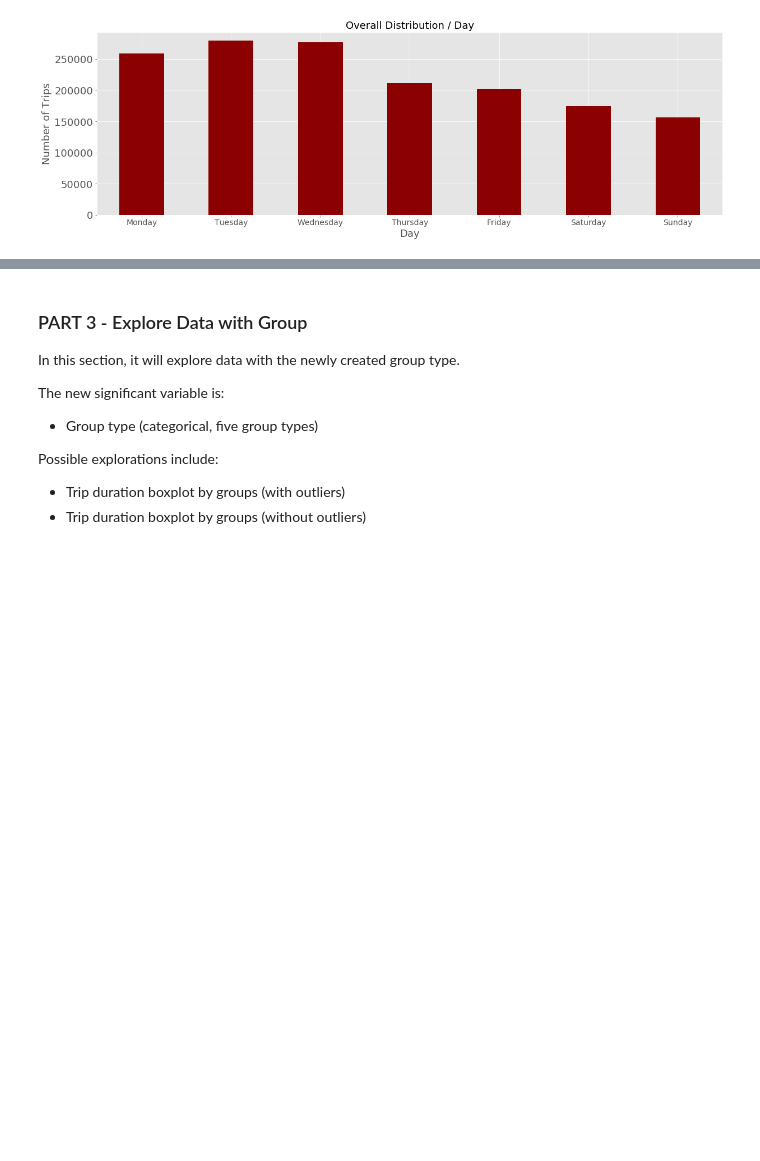
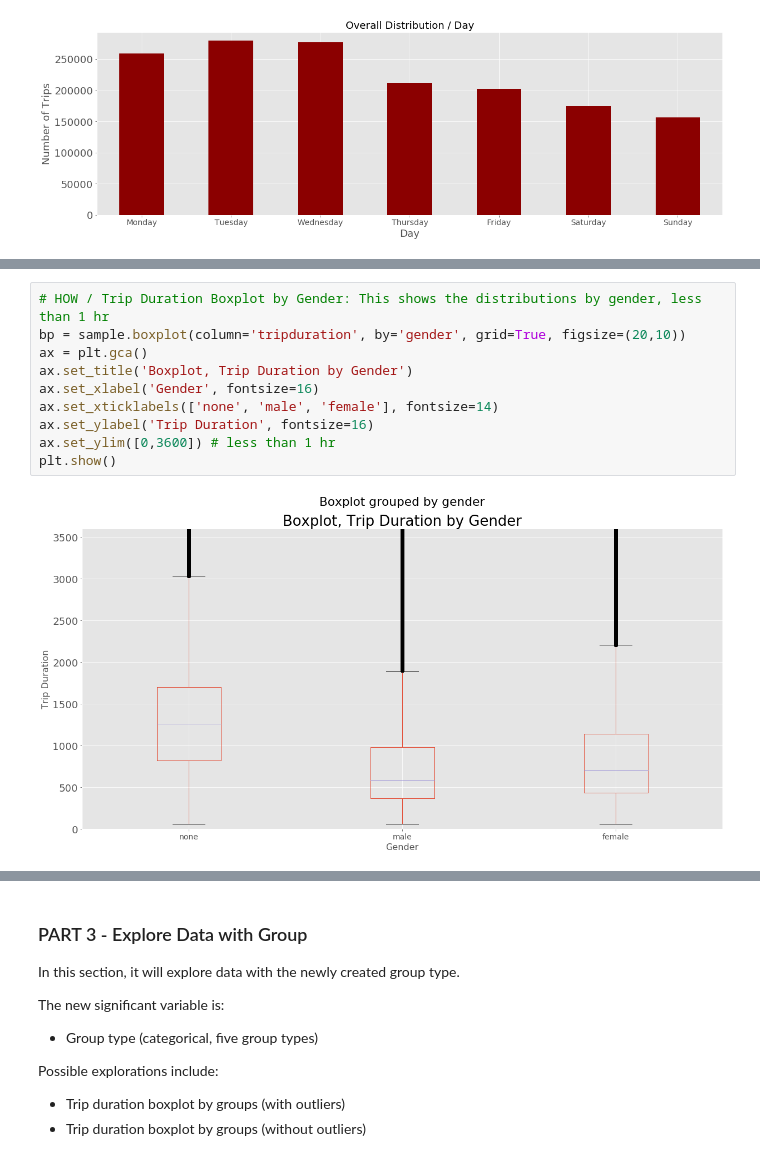
Before and after one commit to advanit/sb-submit, a Jupyter notebook: story.ipynb, the cells around one changed output, grey strips where cells are left out. Drawn from its saved outputs; the diff is of its cells as text; blank space fills up the shorter version.

Commit message:
with boxplots

```diff
--- a/story.ipynb
+++ b/story.ipynb
@@ -278,0 +310,12 @@ plt.show()
+# %%
+# HOW / Trip Duration Boxplot by Gender: This shows the distributions by gender, less than 1 hr
+bp = sample.boxplot(column='tripduration', by='gender', grid=True, figsize=(20,10))
+ax = plt.gca()
+ax.set_title('Boxplot, Trip Duration by Gender')
+ax.set_xlabel('Gender', fontsize=16)
+ax.set_xticklabels(['none', 'male', 'female'], fontsize=14)
+ax.set_ylabel('Trip Duration', fontsize=16)
+ax.set_ylim([0,3600]) # less than 1 hr
+plt.show()
+# %% [output]
+[figure, added]
```
Also changed, not shown: parts of 10 cells of this notebook.
